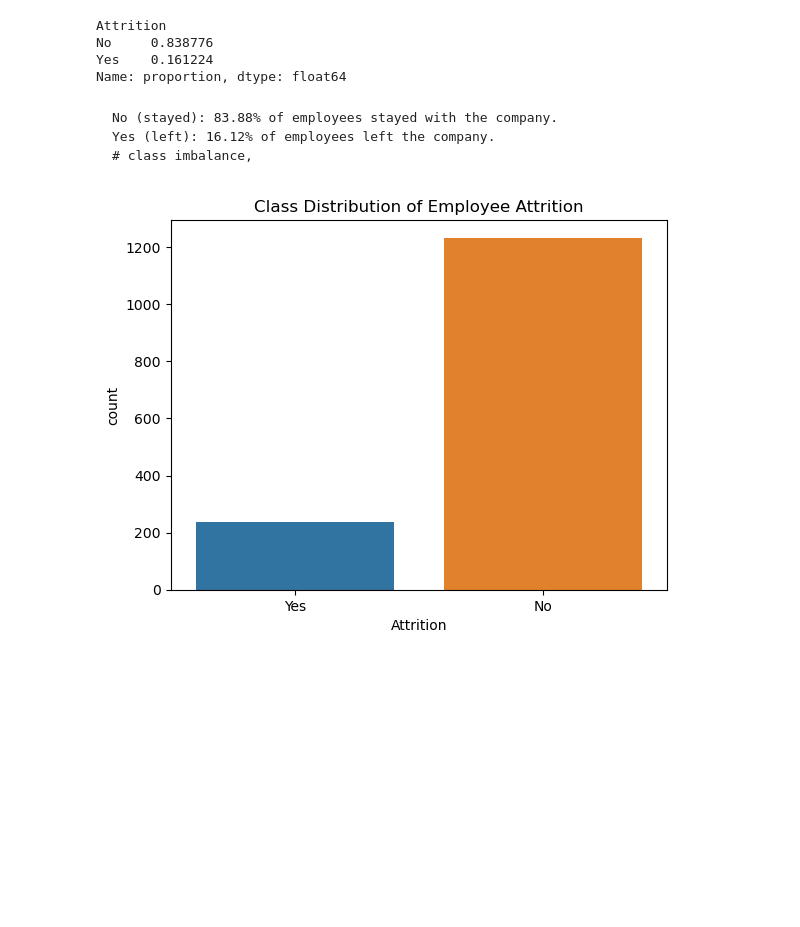
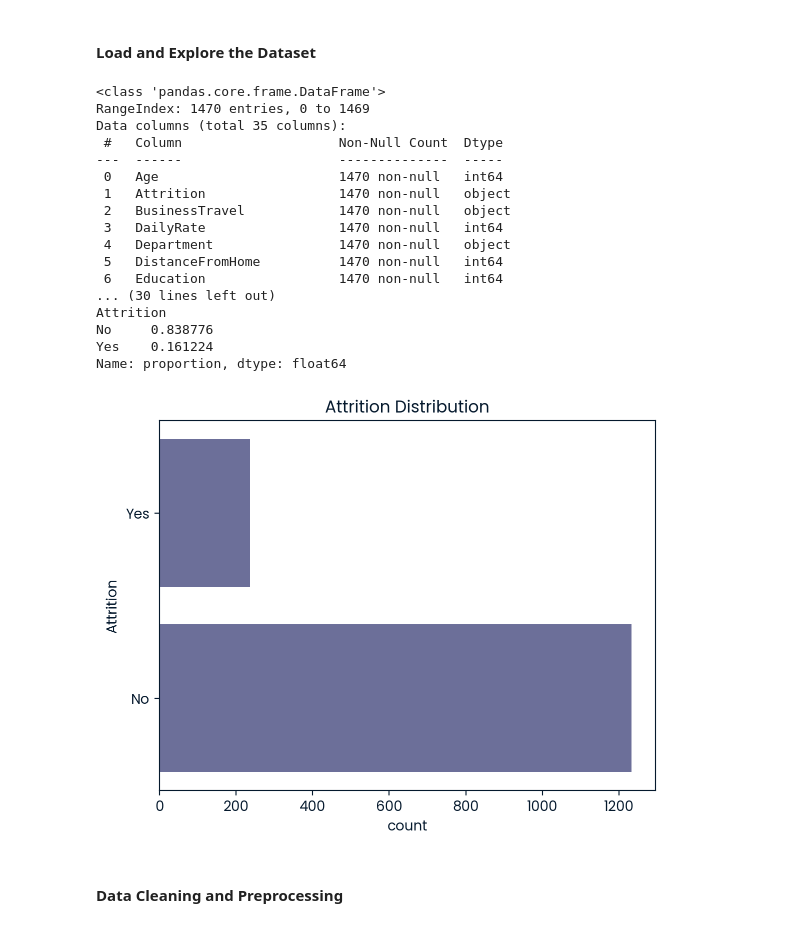
Before and after one commit to Technocolabs100/Acme-Attrition-Analysis-and-Turnover-Prediction, a Jupyter notebook: project1.ipynb, the cells around one changed output. Drawn from its saved outputs; the diff is of its cells as text; code cells hidden in the pictures; blank space fills up the shorter version.

Commit message:
Added Employee Attrition Analysis and Prediction model

````diff
--- a/project1.ipynb
+++ b/project1.ipynb
@@ -195,21 +0,0 @@ Dataset contains 1470 rows and 35 columns. No missing values detected.
-# %%
-# checks the distribution of the target variable
-data["Attrition"].value_counts(normalize = True)
-# %% [output]
-Attrition
-No     0.838776
-Yes    0.161224
-Name: proportion, dtype: float64
-# %% [markdown]
-```
-No (stayed): 83.88% of employees stayed with the company.
-Yes (left): 16.12% of employees left the company.
-# class imbalance,
-```
-# %%
-# Visualize the class distribution
-sns.countplot(x = "Attrition", data = data)
-plt.title('Class Distribution of Employee Attrition')
-plt.show()
-# %% [output]
-[figure, removed]
@@ -215,0 +18,43 @@ plt.show()
+# %% [markdown]
+#### Load and Explore the Dataset
+# %%
+# Load the dataset
+data = pd.read_csv('train.csv')
+
+# Overview of the dataset
+data.info()
+
+# Display the first few rows
+data.head()
+
+# Check for missing values
+data.isnull().sum()
+
+# Check the target variable (Attrition)
+print(data['Attrition'].value_counts(normalize=True))
+
+# Visualize the target variable distribution
+sns.countplot(data['Attrition'])
+plt.title("Attrition Distribution")
+plt.show()
+# %% [output]
+<class 'pandas.core.frame.DataFrame'>
+RangeIndex: 1470 entries, 0 to 1469
+Data columns (total 35 columns):
+ #   Column                    Non-Null Count  Dtype
+---  ------                    --------------  -----
+ 0   Age                       1470 non-null   int64
+ 1   Attrition                 1470 non-null   object
+ 2   BusinessTravel            1470 non-null   object
+ 3   DailyRate                 1470 non-null   int64
+ 4   Department                1470 non-null   object
+ 5   DistanceFromHome          1470 non-null   int64
+ 6   Education                 1470 non-null   int64
+... (30 lines left out)
+Attrition
+No     0.838776
+Yes    0.161224
+Name: proportion, dtype: float64
+[figure, added]
+# %% [markdown]
+####  Data Cleaning and Preprocessing
````
Also changed, not shown: parts of 23 cells of this notebook.
